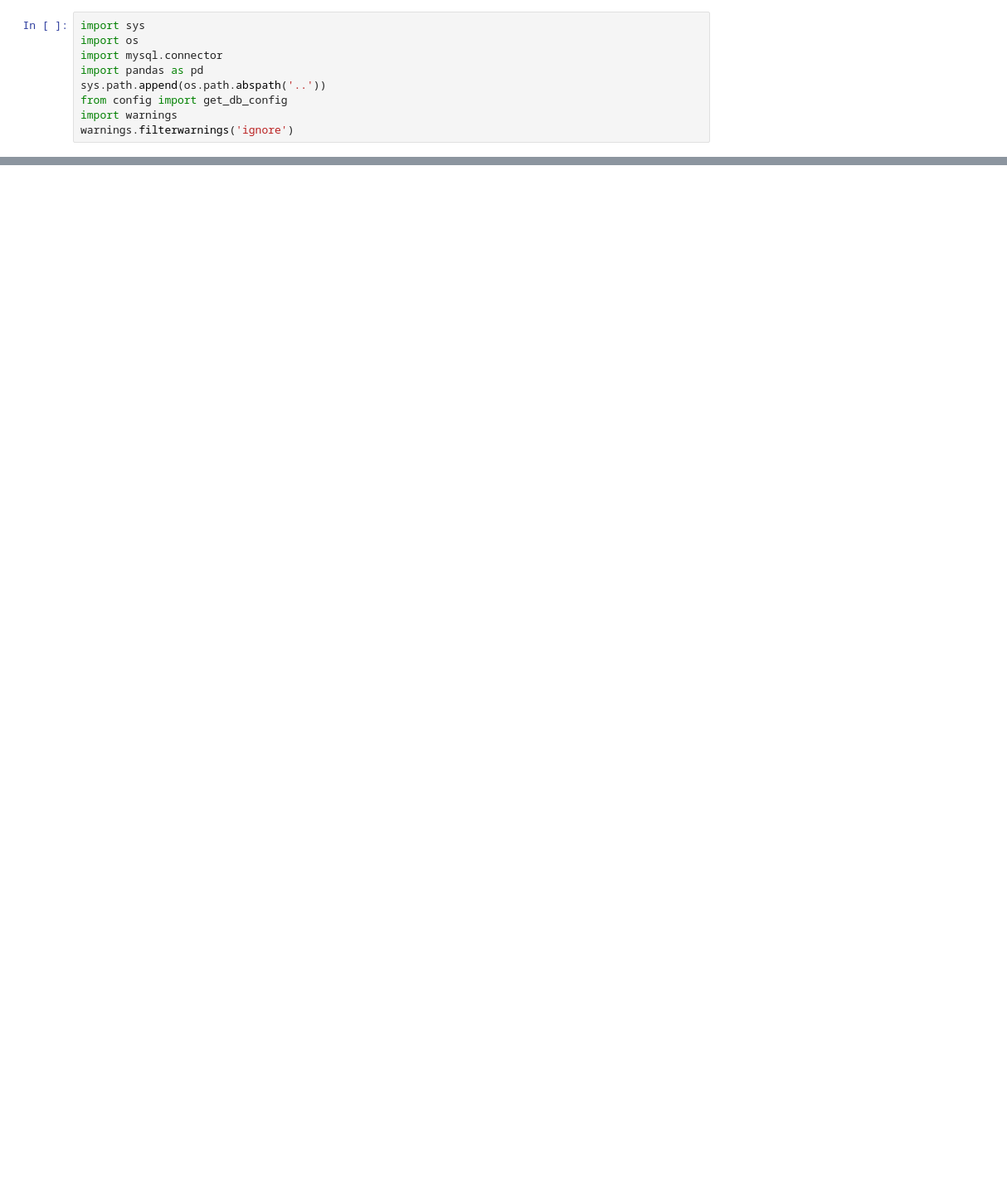
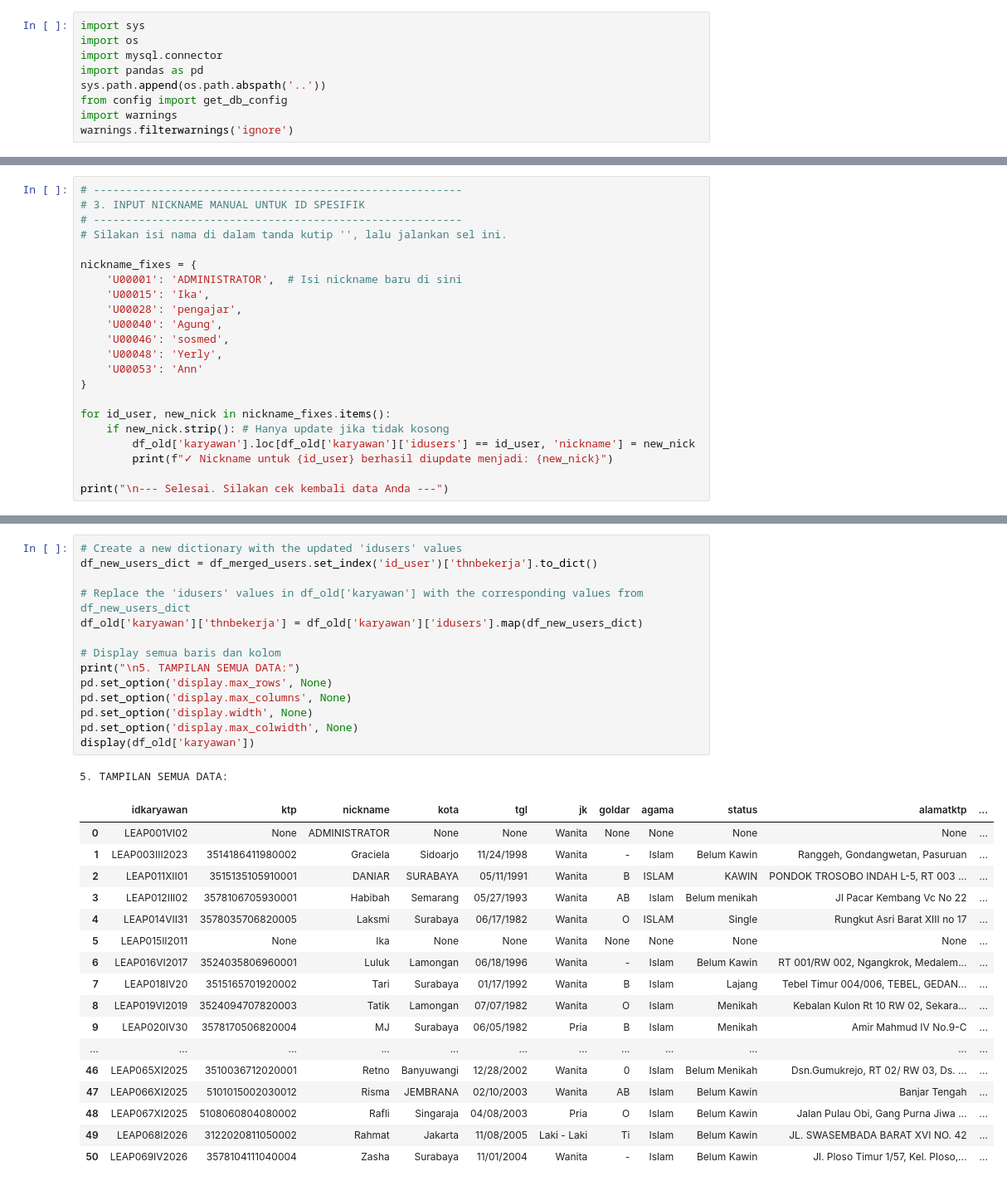
Before and after one commit to umamhaniff/DB_Migration_Leap, a Jupyter notebook: fase_3/script_cimut.ipynb, the cells around one changed output, grey strips where cells are left out. Shown at 83% size. Saved outputs shown, nothing was run; the diff lists cells and outputs as text; blank space fills up the shorter version.

Commit message:
angjay fase 2 selesai

```diff
--- a/fase_3/script_cimut.ipynb
+++ b/fase_3/script_cimut.ipynb
@@ -122,0 +426,22 @@ except:
+# %%
+# ---------------------------------------------------------
+# 3. INPUT NICKNAME MANUAL UNTUK ID SPESIFIK
+# ---------------------------------------------------------
+# Silakan isi nama di dalam tanda kutip '', lalu jalankan sel ini.
+
+nickname_fixes = {
+    'U00001': 'ADMINISTRATOR',  # Isi nickname baru di sini
+    'U00015': 'Ika',
+    'U00028': 'pengajar',
+    'U00040': 'Agung',
+    'U00046': 'sosmed',
+    'U00048': 'Yerly',
+    'U00053': 'Ann'
+}
+
+for id_user, new_nick in nickname_fixes.items():
+    if new_nick.strip(): # Hanya update jika tidak kosong
+        df_old['karyawan'].loc[df_old['karyawan']['idusers'] == id_user, 'nickname'] = new_nick
+        print(f"✓ Nickname untuk {id_user} berhasil diupdate menjadi: {new_nick}")
+
+print("\n--- Selesai. Silakan cek kembali data Anda ---")
@@ -122,0 +489,33 @@ except:
+# %%
+# Create a new dictionary with the updated 'idusers' values
+df_new_users_dict = df_merged_users.set_index('id_user')['thnbekerja'].to_dict()
+
+# Replace the 'idusers' values in df_old['karyawan'] with the corresponding values from df_new_users_dict
+df_old['karyawan']['thnbekerja'] = df_old['karyawan']['idusers'].map(df_new_users_dict)
+
+# Display semua baris dan kolom
+print("\n5. TAMPILAN SEMUA DATA:")
+pd.set_option('display.max_rows', None)
+pd.set_option('display.max_columns', None)
+pd.set_option('display.width', None)
+pd.set_option('display.max_colwidth', None)
+display(df_old['karyawan'])
+# %% [output]
+5. TAMPILAN SEMUA DATA:
+|  | idkaryawan | ktp | nickname | kota | tgl | jk | goldar | agama | status | alamatktp | ... |
+| 0 | LEAP001VI02 | None | ADMINISTRATOR | None | None | Wanita | None | None | None | None | ... |
+| 1 | LEAP003III2023 | 3514186411980002 | Graciela | Sidoarjo | 11/24/1998 | Wanita | - | Islam | Belum Kawin | Ranggeh, Gondangwetan, Pasuruan | ... |
+| 2 | LEAP011XII01 | 3515135105910001 | DANIAR | SURABAYA | 05/11/1991 | Wanita | B | ISLAM | KAWIN | PONDOK TROSOBO INDAH L-5, RT 003 ... | ... |
+| 3 | LEAP012III02 | 3578106705930001 | Habibah | Semarang | 05/27/1993 | Wanita | AB | Islam | Belum menikah | Jl Pacar Kembang Vc No 22 | ... |
+| 4 | LEAP014VII31 | 3578035706820005 | Laksmi | Surabaya | 06/17/1982 | Wanita | O | ISLAM | Single | Rungkut Asri Barat XIII no 17 | ... |
+| 5 | LEAP015II2011 | None | Ika | None | None | Wanita | None | None | None | None | ... |
+| 6 | LEAP016VI2017 | 3524035806960001 | Luluk | Lamongan | 06/18/1996 | Wanita | - | Islam | Belum Kawin | RT 001/RW 002, Ngangkrok, Medalem... | ... |
+| 7 | LEAP018IV20 | 3515165701920002 | Tari | Surabaya | 01/17/1992 | Wanita | B | Islam | Lajang | Tebel Timur 004/006, TEBEL, GEDAN... | ... |
+| 8 | LEAP019VI2019 | 3524094707820003 | Tatik | Lamongan | 07/07/1982 | Wanita | O | Islam | Menikah | Kebalan Kulon Rt 10 RW 02, Sekara... | ... |
+| 9 | LEAP020IV30 | 3578170506820004 | MJ | Surabaya | 06/05/1982 | Pria | B | Islam | Menikah | Amir Mahmud IV No.9-C | ... |
+| ... | ... | ... | ... | ... | ... | ... | ... | ... | ... | ... | ... |
+| 46 | LEAP065XI2025 | 3510036712020001 | Retno | Banyuwangi | 12/28/2002 | Wanita | 0 | Islam | Belum Menikah | Dsn.Gumukrejo, RT 02/ RW 03, Ds. ... | ... |
+| 47 | LEAP066XI2025 | 5101015002030012 | Risma | JEMBRANA | 02/10/2003 | Wanita | AB | Islam | Belum Kawin | Banjar Tengah | ... |
+| 48 | LEAP067XI2025 | 5108060804080002 | Rafli | Singaraja | 04/08/2003 | Pria | O | Islam | Belum Kawin | Jalan Pulau Obi, Gang Purna Jiwa ... | ... |
+| 49 | LEAP068I2026 | 3122020811050002 | Rahmat | Jakarta | 11/08/2005 | Laki - Laki | Ti | Islam | Belum Kawin | JL. SWASEMBADA BARAT XVI NO. 42 | ... |
+| 50 | LEAP069IV2026 | 3578104111040004 | Zasha | Surabaya | 11/01/2004 | Wanita | - | Islam | Belum Kawin | Jl. Ploso Timur 1/57, Kel. Ploso,... | ... |
```
Also changed, not shown: parts of 59 cells of this notebook, 1 other file.
